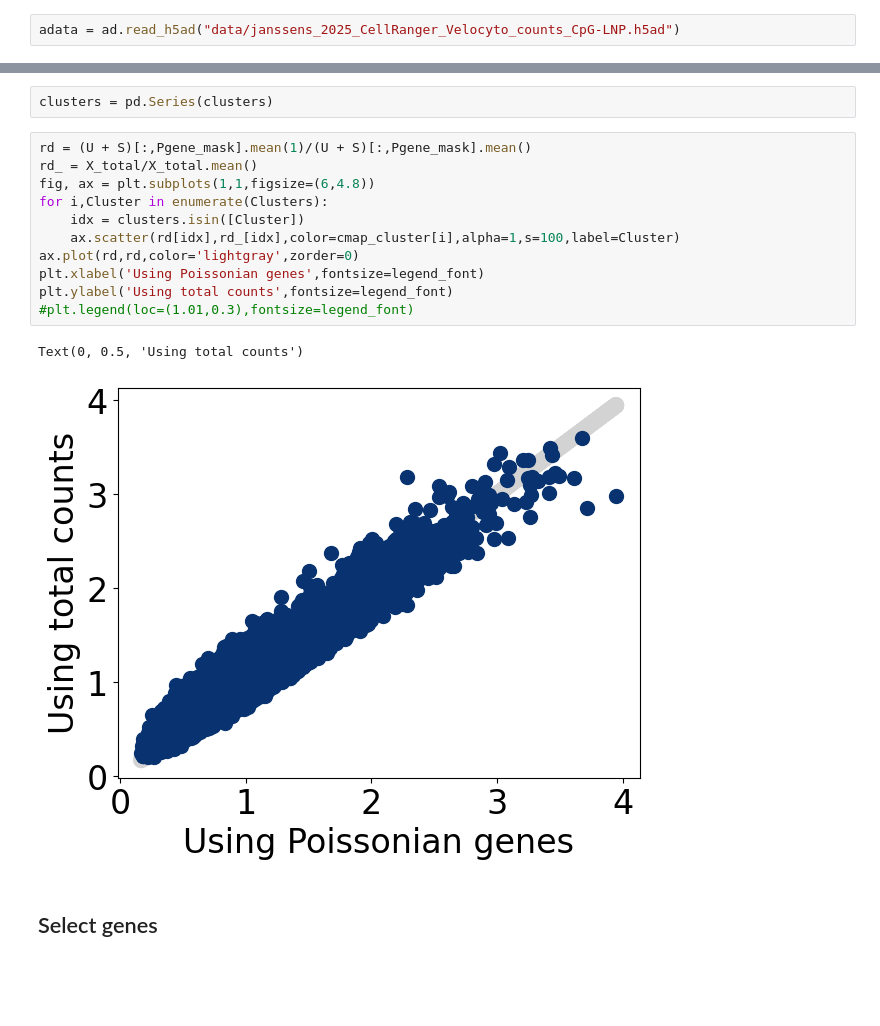
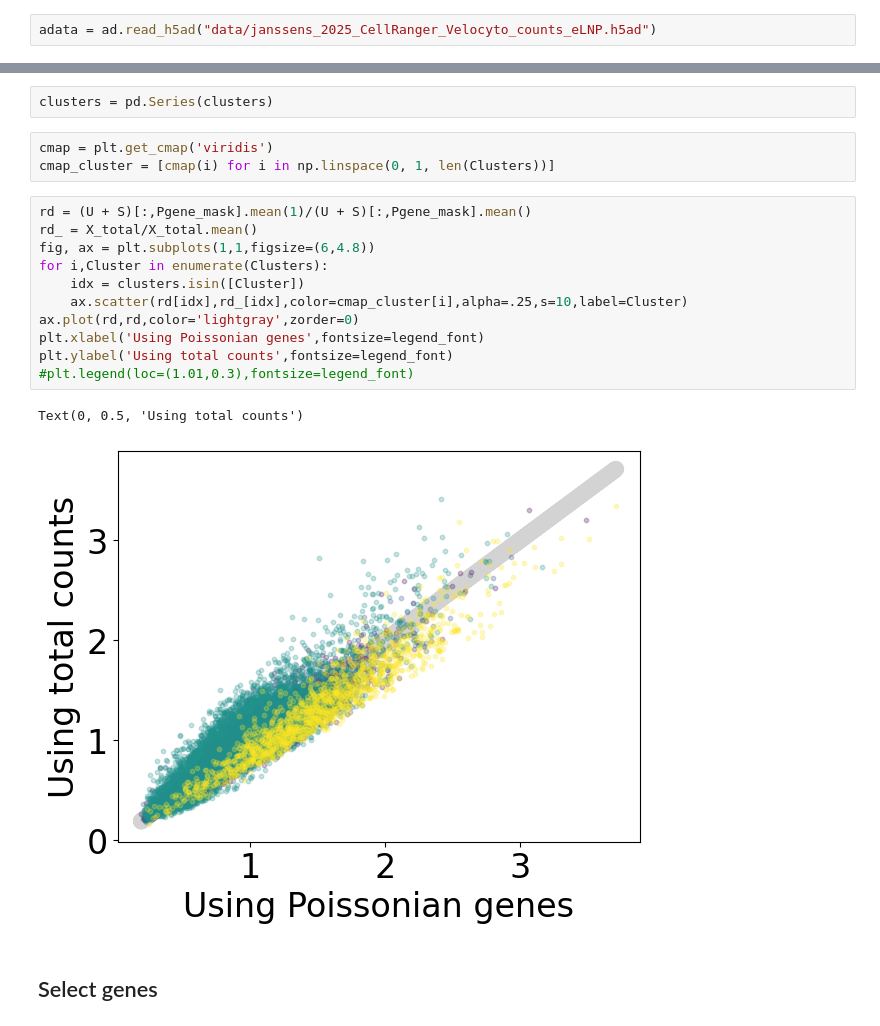
Before and after one commit to reliscu/chronocell_janssens_2025_preprint, a Jupyter notebook: 04_run_chronocell.ipynb, the cells around one changed output, grey strips where cells are left out. Saved outputs shown, nothing was run; the diff lists cells and outputs as text; blank space fills up the shorter version.

```diff
--- a/04_run_chronocell.ipynb
+++ b/04_run_chronocell.ipynb
@@ -27,7 +26,7 @@ os.chdir("/mnt/lareaulab/reliscu/projects/Chronocell/analyses/janssens_2025_prep
 # %%
 # Ref: https://github.com/pachterlab/FGP_2024/blob/main/notebooks/Forebrain.ipynb
 # %%
-adata = ad.read_h5ad("data/janssens_2025_CellRanger_Velocyto_counts_CpG-LNP.h5ad")
+adata = ad.read_h5ad("data/janssens_2025_CellRanger_Velocyto_counts_eLNP.h5ad")
 # %%
 gene_names = adata.var_names
 # %%
@@ -177,20 +168,23 @@ Text(0.02, 0.5, 'CV$^2$')
 [figure]
 # %%
 clusters = pd.Series(clusters)
+# %%
+cmap = plt.get_cmap('viridis')
+cmap_cluster = [cmap(i) for i in np.linspace(0, 1, len(Clusters))]
 # %%
 rd = (U + S)[:,Pgene_mask].mean(1)/(U + S)[:,Pgene_mask].mean()
 rd_ = X_total/X_total.mean()
 fig, ax = plt.subplots(1,1,figsize=(6,4.8))
 for i,Cluster in enumerate(Clusters):
     idx = clusters.isin([Cluster])
-    ax.scatter(rd[idx],rd_[idx],color=cmap_cluster[i],alpha=1,s=100,label=Cluster)
+    ax.scatter(rd[idx],rd_[idx],color=cmap_cluster[i],alpha=.25,s=10,label=Cluster)
 ax.plot(rd,rd,color='lightgray',zorder=0)
 plt.xlabel('Using Poissonian genes',fontsize=legend_font)
 plt.ylabel('Using total counts',fontsize=legend_font)
 #plt.legend(loc=(1.01,0.3),fontsize=legend_font)
 # %% [output]
 Text(0, 0.5, 'Using total counts')
-[figure, old version]
+[figure, new version]
 # %% [markdown]
 ## Select genes
 # %%
```
Also changed, not shown: parts of 7 cells of this notebook, 2 other files.
